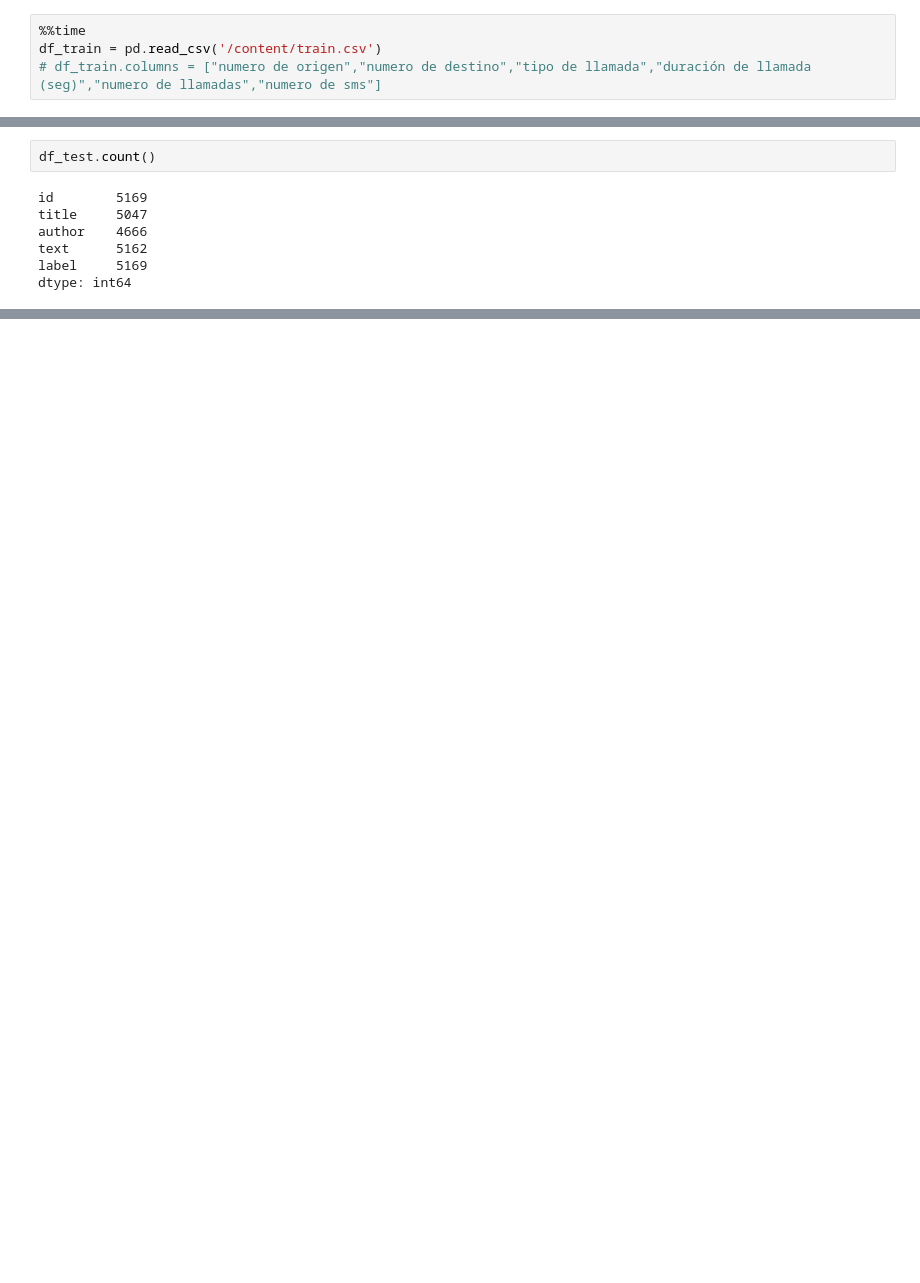
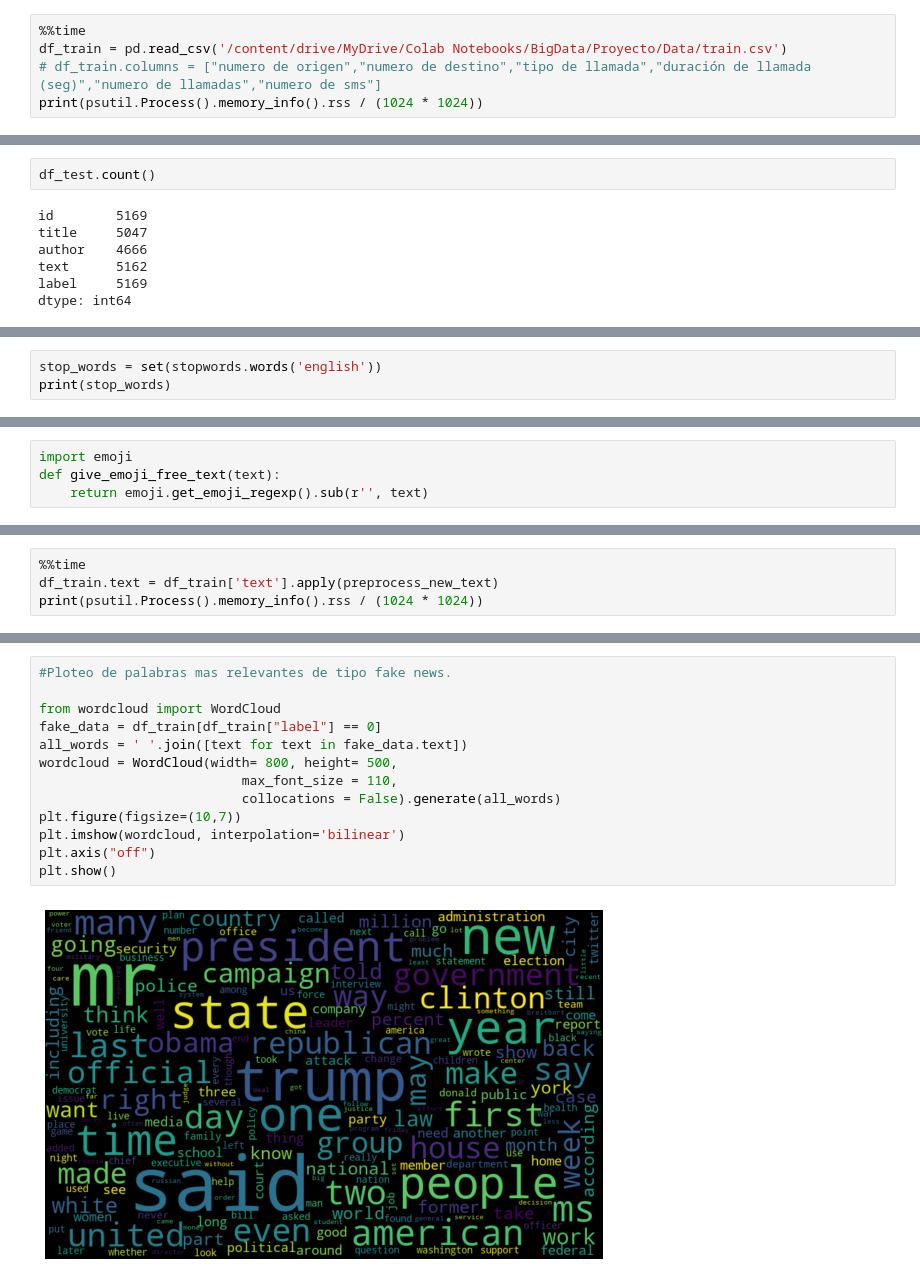
Before and after one commit to joseortizm/bigdata-utec, a Jupyter notebook: Fake_news_modin.ipynb, the cells around one changed output, grey strips where cells are left out. Cells and saved outputs as stored; diff of their text form; blank space fills up the shorter version.

Commit message:
modificacion de fake_news_modin.ipynb final

```diff
--- a/Fake_news_modin.ipynb
+++ b/Fake_news_modin.ipynb
@@ -138,5 +118,6 @@ Wall time: 33.1 ms
 # %%
 %%time
-df_train = pd.read_csv('/content/train.csv')
+df_train = pd.read_csv('/content/drive/MyDrive/Colab Notebooks/BigData/Proyecto/Data/train.csv')
 # df_train.columns = ["numero de origen","numero de destino","tipo de llamada","duración de llamada (seg)","numero de llamadas","numero de sms"]
+print(psutil.Process().memory_info().rss / (1024 * 1024))
 # %% [output]
@@ -311,0 +300,3 @@ def mem_report():
+# %%
+stop_words = set(stopwords.words('english'))
+print(stop_words)
@@ -311,0 +305,4 @@ def mem_report():
+# %%
+import emoji
+def give_emoji_free_text(text):
+    return emoji.get_emoji_regexp().sub(r'', text)
@@ -311,0 +357,4 @@ def mem_report():
+# %%
+%%time
+df_train.text = df_train['text'].apply(preprocess_new_text)
+print(psutil.Process().memory_info().rss / (1024 * 1024))
@@ -311,0 +373,15 @@ def mem_report():
+# %%
+#Ploteo de palabras mas relevantes de tipo fake news.
+
+from wordcloud import WordCloud
+fake_data = df_train[df_train["label"] == 0]
+all_words = ' '.join([text for text in fake_data.text])
+wordcloud = WordCloud(width= 800, height= 500,
+                          max_font_size = 110,
+                          collocations = False).generate(all_words)
+plt.figure(figsize=(10,7))
+plt.imshow(wordcloud, interpolation='bilinear')
+plt.axis("off")
+plt.show()
+# %% [output]
+[figure, added]
```
Also changed, not shown: parts of 50 cells of this notebook, 1 other file.
